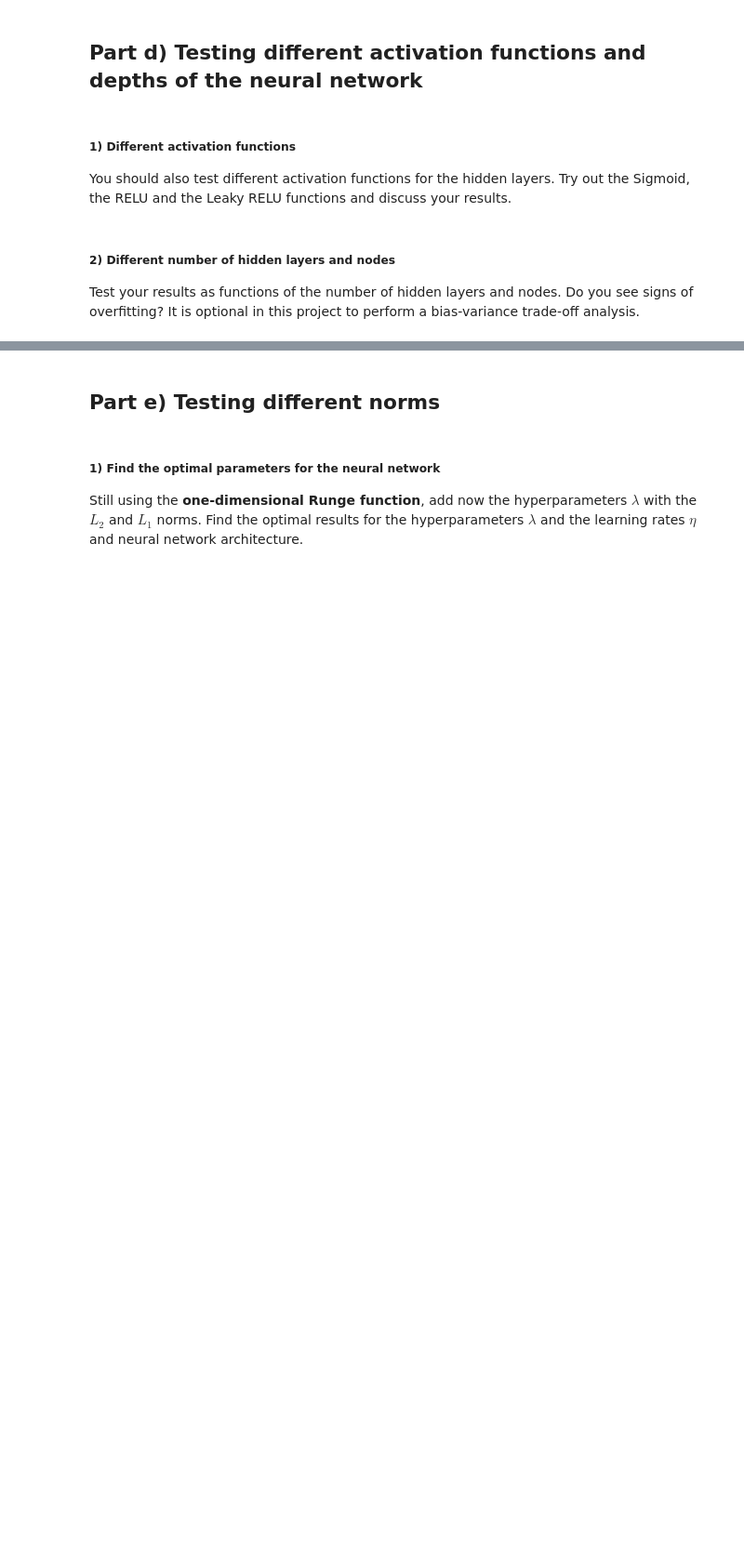
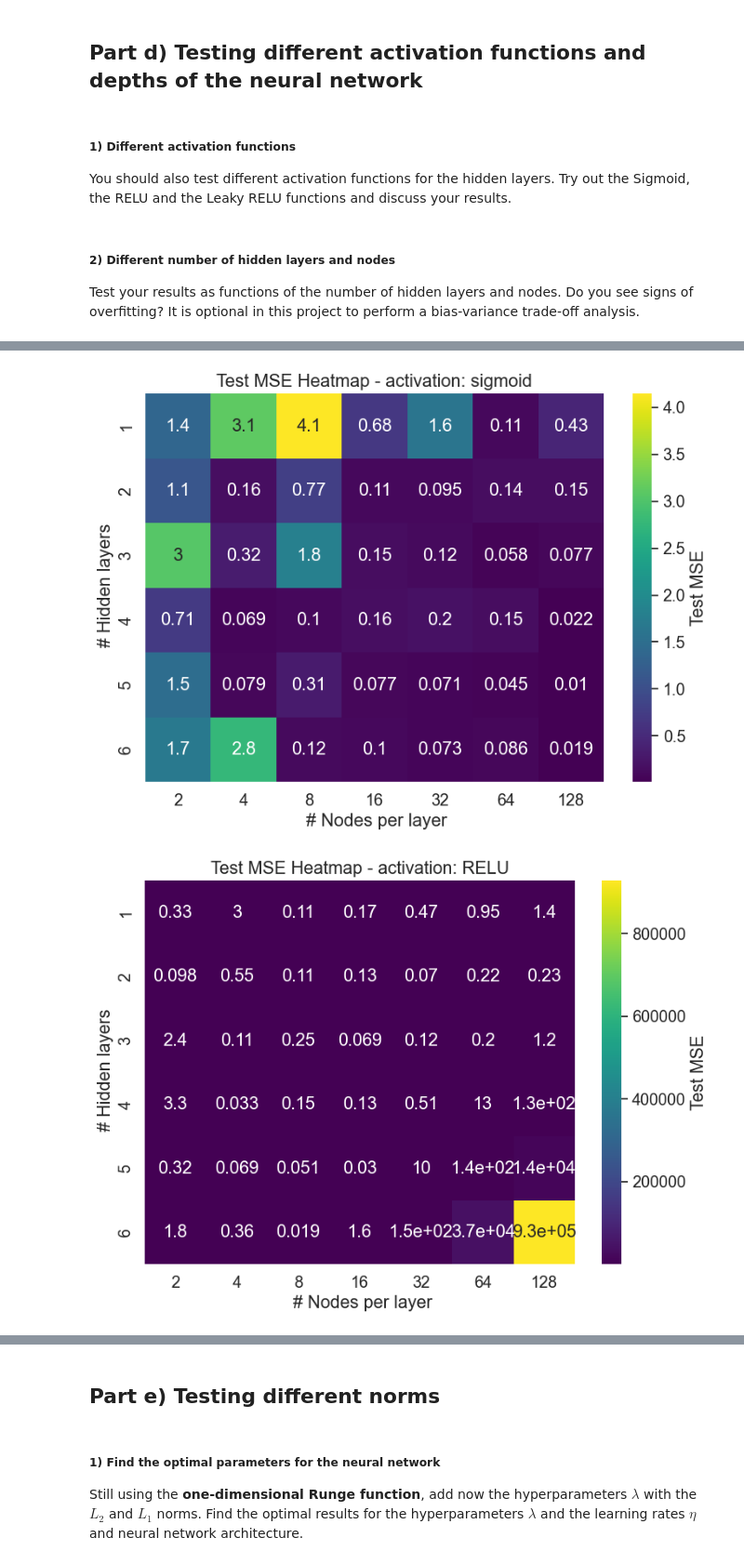
Before and after one commit to kjes4pres/Project_2_FYSSTK, a Jupyter notebook: Code/main/main_all.ipynb, the cells around one changed output, grey strips where cells are left out. Shown at 93% size. Cells and saved outputs as stored; diff of their text form; code cells hidden in the pictures; blank space fills up the shorter version.

```diff
--- a/Code/main/main_all.ipynb
+++ b/Code/main/main_all.ipynb
@@ -555,0 +658,24 @@ Test your results as functions of the number of hidden layers and nodes. Do you
+# %%
+for arch in df["activation"].unique():
+    df_plot = df[df["activation"] == arch]
+
+    heatmap_data = df_plot.pivot_table(
+        index="n_hidden_layers",
+        columns="n_nodes",
+        values="test_error",
+        aggfunc="mean"
+    )
+    plt.figure(figsize=(8, 6))
+    sns.heatmap(
+        heatmap_data,
+        annot=True,
+        cmap="viridis",
+        cbar_kws={"label": "Test MSE"}
+        )
+    plt.title(f"Test MSE Heatmap - activation: {arch}")
+    plt.ylabel(" # Hidden layers")
+    plt.xlabel(" # Nodes per layer")
+    plt.tight_layout()
+# %% [output]
+[figure, added]
+[figure, added]
```
Also changed, not shown: parts of 40 cells of this notebook.
